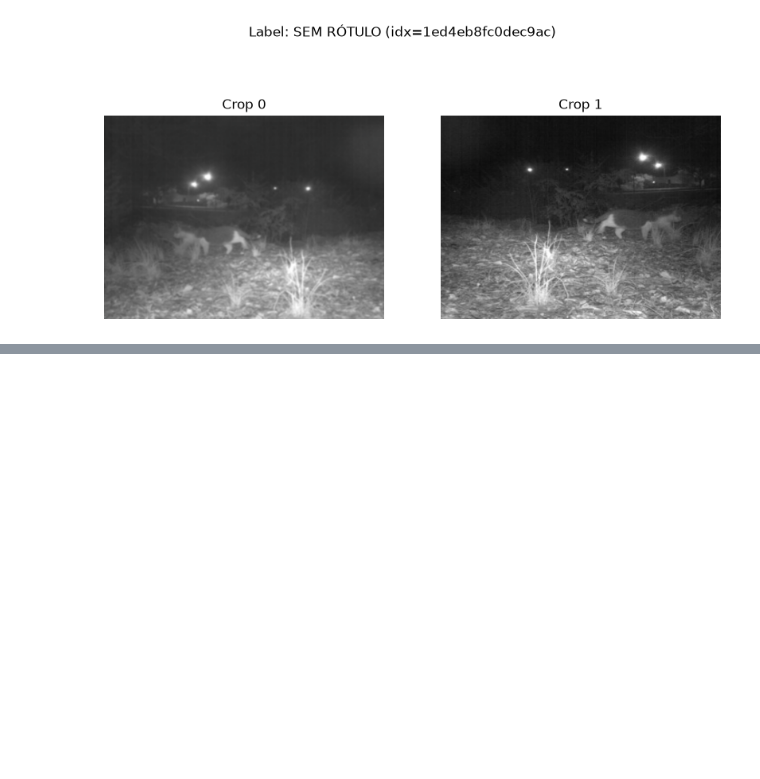
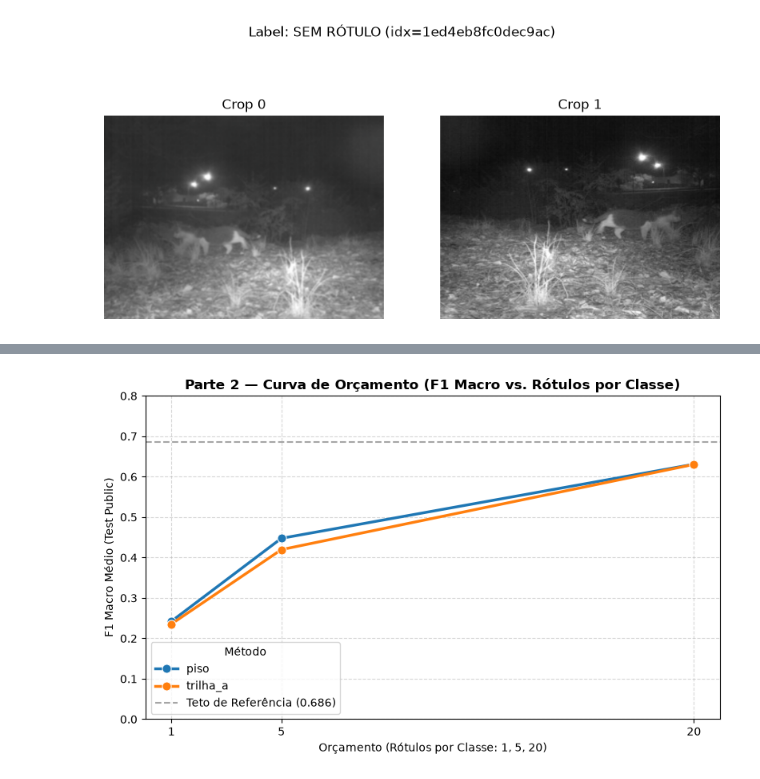
Before and after one commit to CarlosDanielSLima/deep-learning-pa3, a Jupyter notebook: main.ipynb, the cells around one changed output, grey strips where cells are left out. Drawn from its saved outputs; the diff is of its cells as text; code cells hidden in the pictures; blank space fills up the shorter version.

```diff
--- a/main.ipynb
+++ b/main.ipynb
@@ -646,0 +777,27 @@ Comparativo da Parte 1 no test_public (Monitor = 0.6860):
+# %%
+df_budget = pd.read_csv("curva_orcamento.csv")
+
+# Agrupa por método e orçamento calculando média e desvio padrão entre as seeds
+df_agg = df_budget.groupby(["metodo", "orcamento"])["f1_macro"].agg(["mean", "std"]).reset_index()
+
+plt.figure(figsize=(8, 5))
+sns.lineplot(
+    data=df_agg, x="orcamento", y="mean", hue="metodo",
+    marker="o", linewidth=2.5, markersize=8
+)
+
+# Adiciona linha horizontal de referência do Teto (0.686)
+plt.axhline(0.686, linestyle="--", color="gray", alpha=0.7, label="Teto de Referência (0.686)")
+
+plt.title("Parte 2 — Curva de Orçamento (F1 Macro vs. Rótulos por Classe)", fontsize=12, fontweight="bold")
+plt.xlabel("Orçamento (Rótulos por Classe: 1, 5, 20)", fontsize=10)
+plt.ylabel("F1 Macro Médio (Test Public)", fontsize=10)
+plt.xticks([1, 5, 20])
+plt.ylim(0, 0.8)
+plt.grid(True, linestyle="--", alpha=0.5)
+plt.legend(title="Método")
+plt.tight_layout()
+plt.savefig("figures/curva_orcamento_comparativo.png", dpi=150)
+plt.show()
+# %% [output]
+[figure, added]
```
Also changed, not shown: parts of 20 cells of this notebook, 24 other files.
